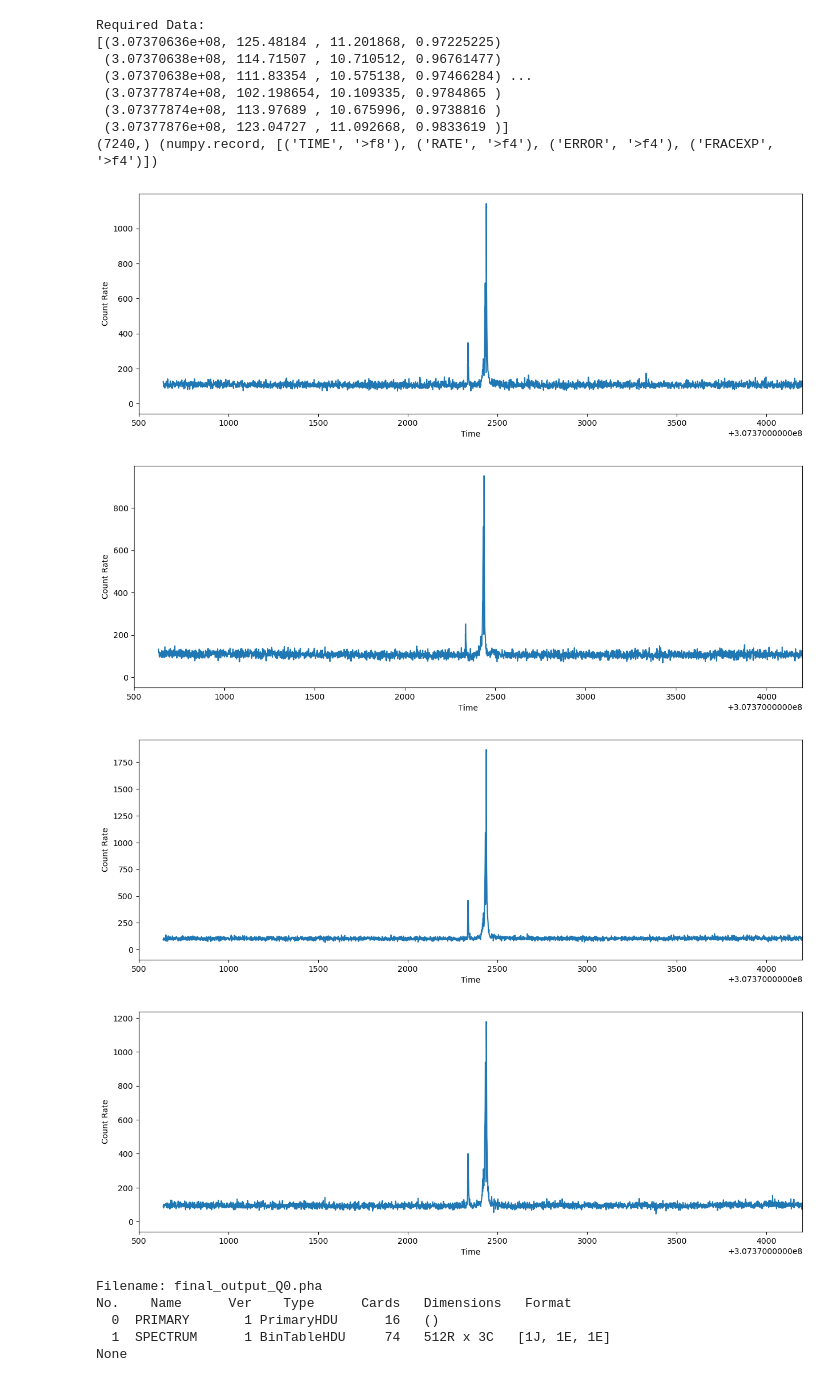
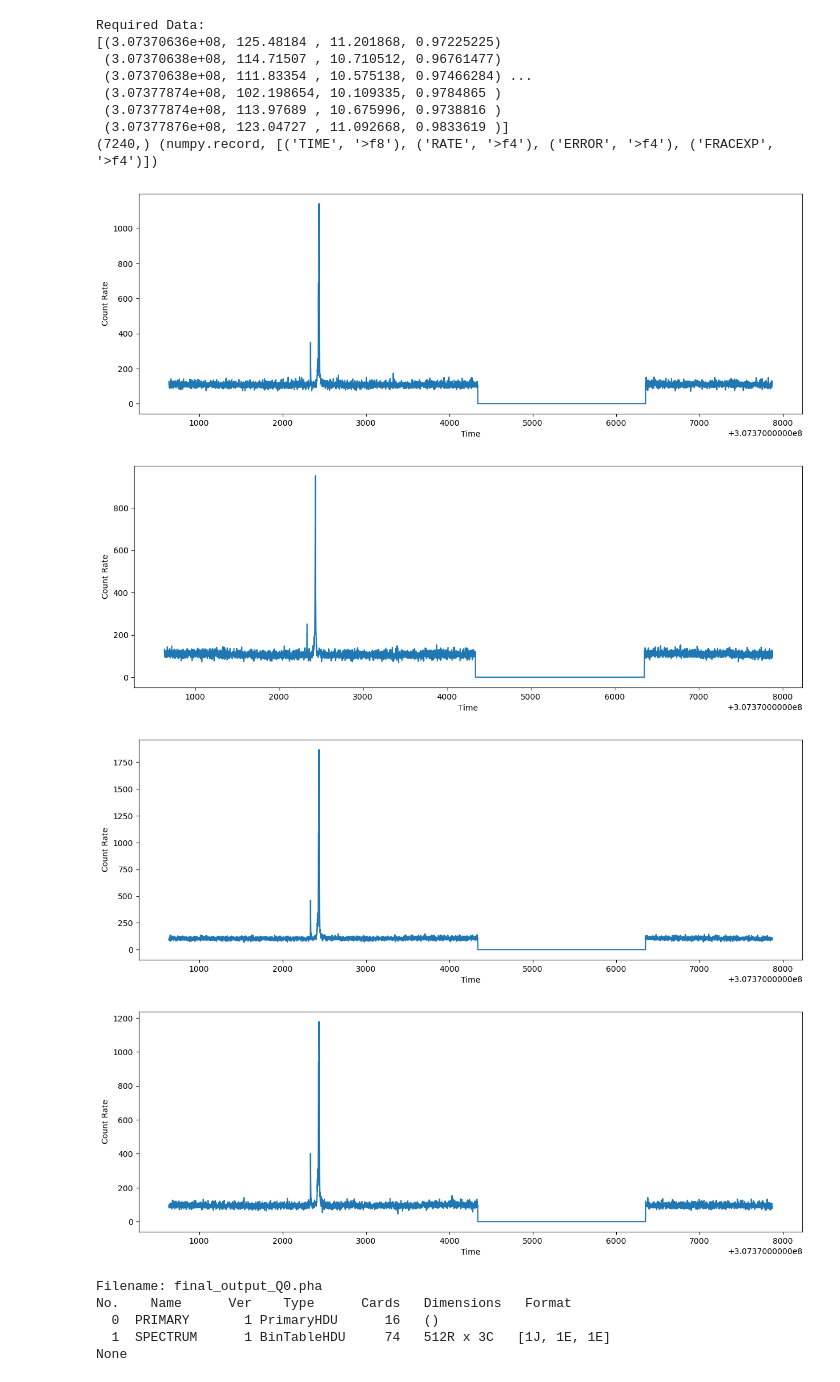
Before and after one commit to HeisenbergsCat03/ksp-grb, a Jupyter notebook: grb.ipynb, the cells around one changed output. Cells and saved outputs as stored; diff of their text form; code cells hidden in the pictures.

```diff
--- a/grb.ipynb
+++ b/grb.ipynb
@@ -71,16 +71,16 @@ Required Data:
 # %%
 m_complete = [m1,m2,m3,m4]
 for m in m_complete:
     plt.subplots(1, 1, figsize = (15,5))
-    plt.xlim(500+3.0737e8,4200+3.0737e8)
+    #plt.xlim(500+3.0737e8,4200+3.0737e8)
     plt.plot(m[1].data['TIME'],m[1].data['RATE'])
     plt.xlabel("Time")
     plt.ylabel("Count Rate")
 # %% [output]
-[figure, old version]
+[figure, new version]
-[figure, old version]
+[figure, new version]
-[figure, old version]
+[figure, new version]
-[figure, old version]
+[figure, new version]
 # %%
 p0 = fits.open('final_output_Q0.pha')
 p1 = fits.open('final_output_Q1.pha')
```
Also changed, not shown: 1 other file.
